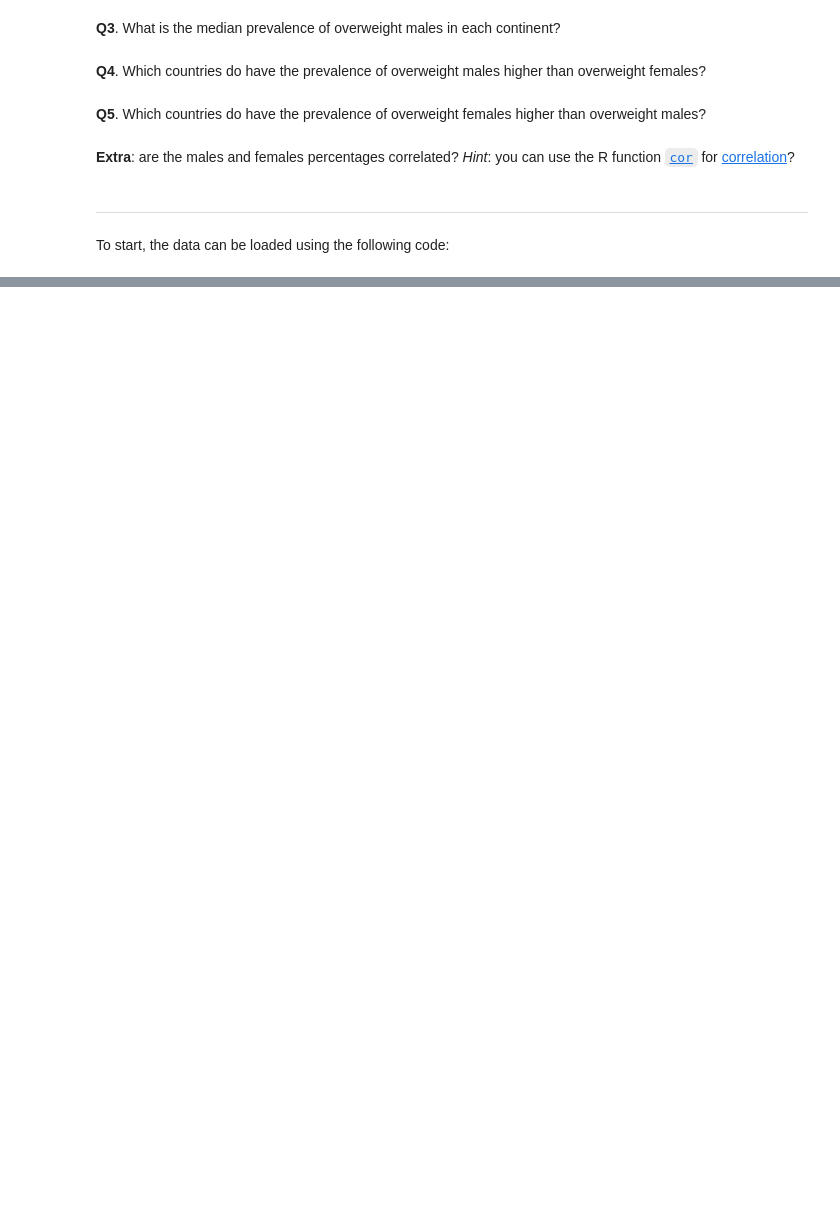
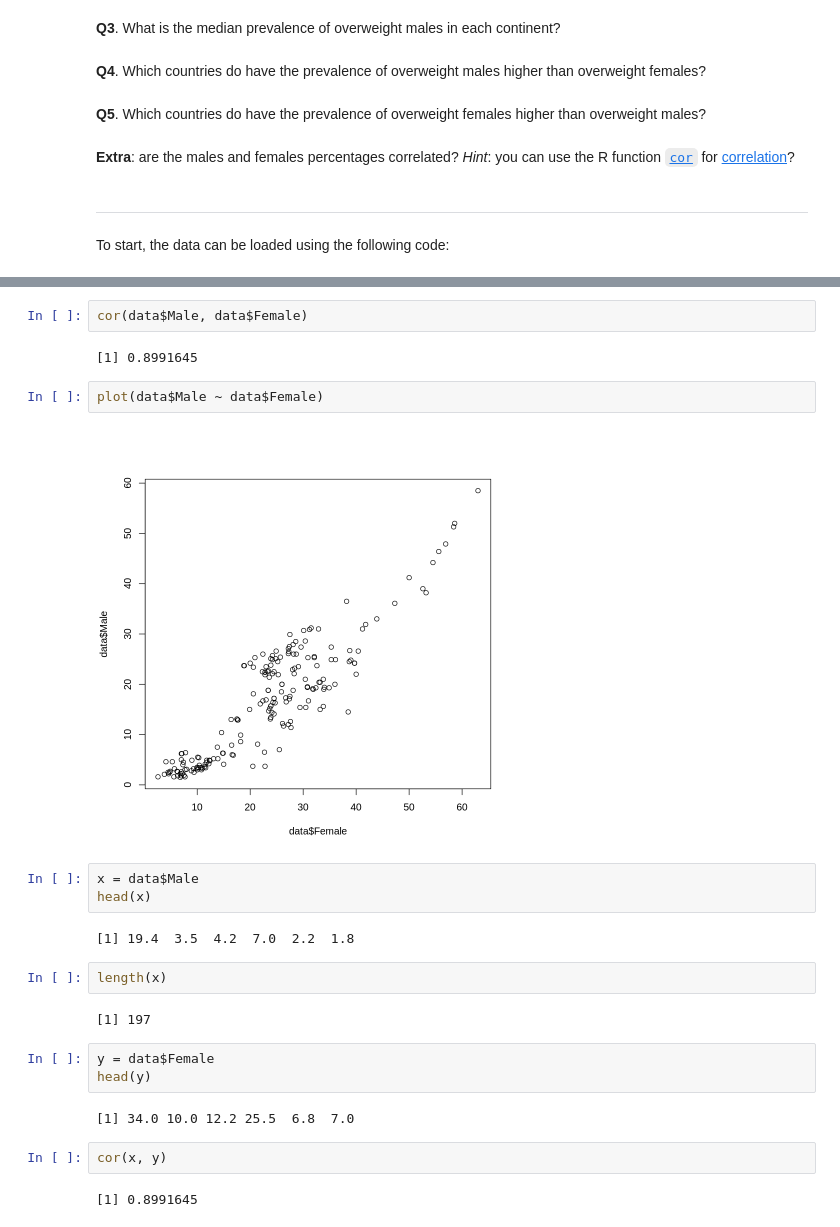
Before and after one commit to SaraAlKarimy/Notebooks, a Jupyter notebook: Obesity_By_Country.ipynb, the cells around one changed output, grey strips where cells are left out. Saved outputs shown, nothing was run; the diff lists cells and outputs as text; blank space fills up the shorter version.

```diff
--- a/Obesity_By_Country.ipynb
+++ b/Obesity_By_Country.ipynb
@@ -28,0 +137,26 @@ data = read_csv ("https://raw.githubusercontent.com/ahmedmoustafa/Notebooks/mast
+# %%
+cor(data$Male, data$Female)
+# %% [output]
+[1] 0.8991645
+# %%
+plot(data$Male ~ data$Female)
+# %% [output]
+[figure, added]
+# %%
+x = data$Male
+head(x)
+# %% [output]
+[1] 19.4  3.5  4.2  7.0  2.2  1.8
+# %%
+length(x)
+# %% [output]
+[1] 197
+# %%
+y = data$Female
+head(y)
+# %% [output]
+[1] 34.0 10.0 12.2 25.5  6.8  7.0
+# %%
+cor(x, y)
+# %% [output]
+[1] 0.8991645
```
Also changed, not shown: parts of 10 cells of this notebook.
